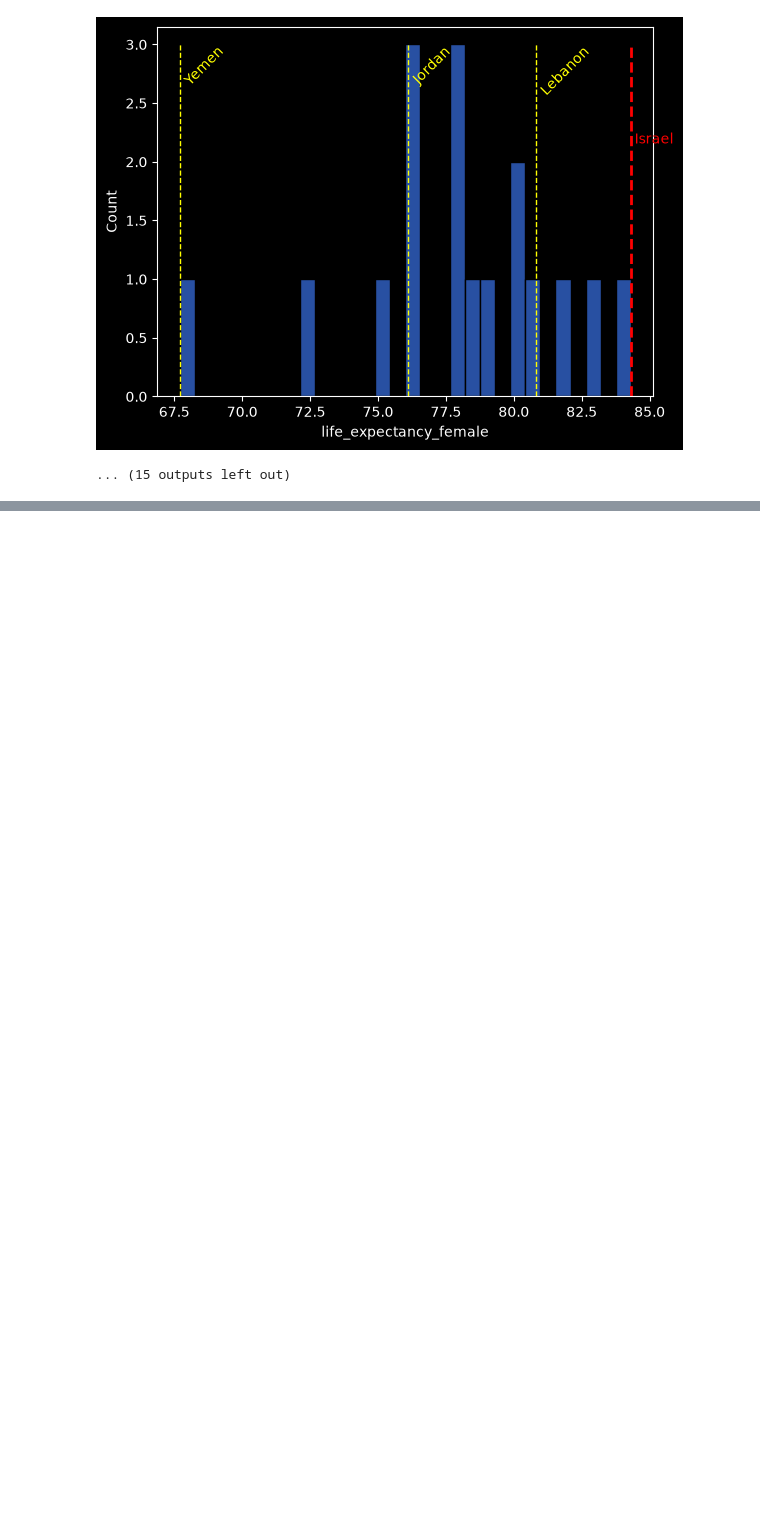
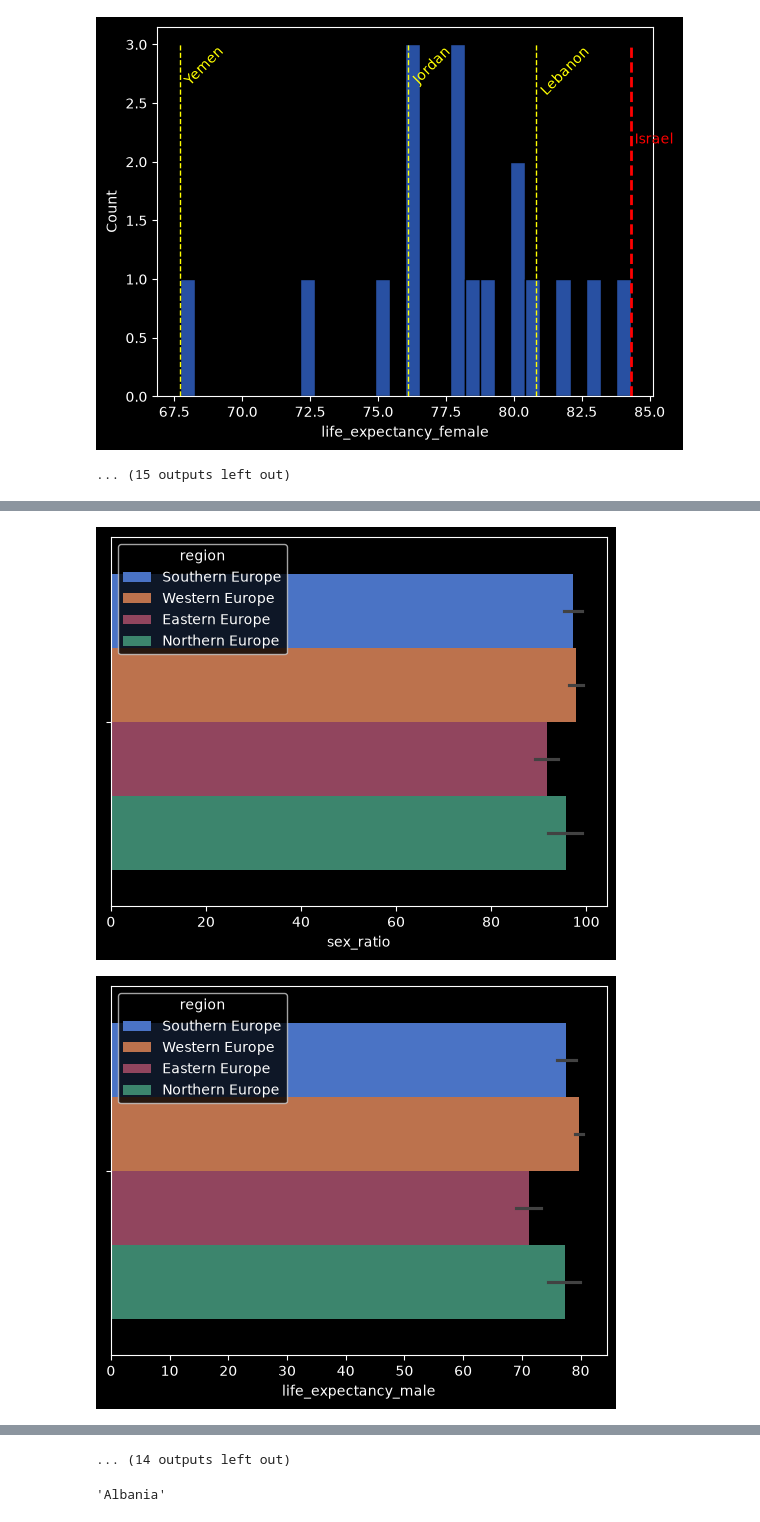
Before and after one commit to Ariel14061969/DataAlalysis, a Jupyter notebook: Country_Analysis.ipynb, the cells around one changed output, grey strips where cells are left out. Drawn from its saved outputs; the diff is of its cells as text; code cells hidden in the pictures; blank space fills up the shorter version.

```diff
--- a/Country_Analysis.ipynb
+++ b/Country_Analysis.ipynb
@@ -174,0 +220,20 @@ Name: Israel, dtype: object
+# %%
+#sns.barplot(data=df, x="gdp_per_capita", hue=comparison)
+exclude_col = ["gdp","rel","population","surface_area"]
+
+DivideByPop = ['tourists','area','co2_emissions']
+for col in df.keys():
+
+    if col not in exclude_col and  isinstance(df.loc[df.index[0],col],float):
+        plt.figure()
+        lb = col
+        if col in DivideByPop:
+            df['rel']= df[col]/df['population']
+            sns.barplot(data=df, x='rel',  hue=comparison)
+            lb = lb + ' per capita'
+            plt.xlabel(lb)
+        else:
+            sns.barplot(data=df, x=col,  hue=comparison)
+# %% [output]
+[figure, added]
+[figure, added]
@@ -174,0 +250,5 @@ Name: Israel, dtype: object
+... (14 outputs left out)
+# %%
+df.index[0]
+# %% [output]
+'Albania'
```
Also changed, not shown: parts of 4 cells of this notebook.
